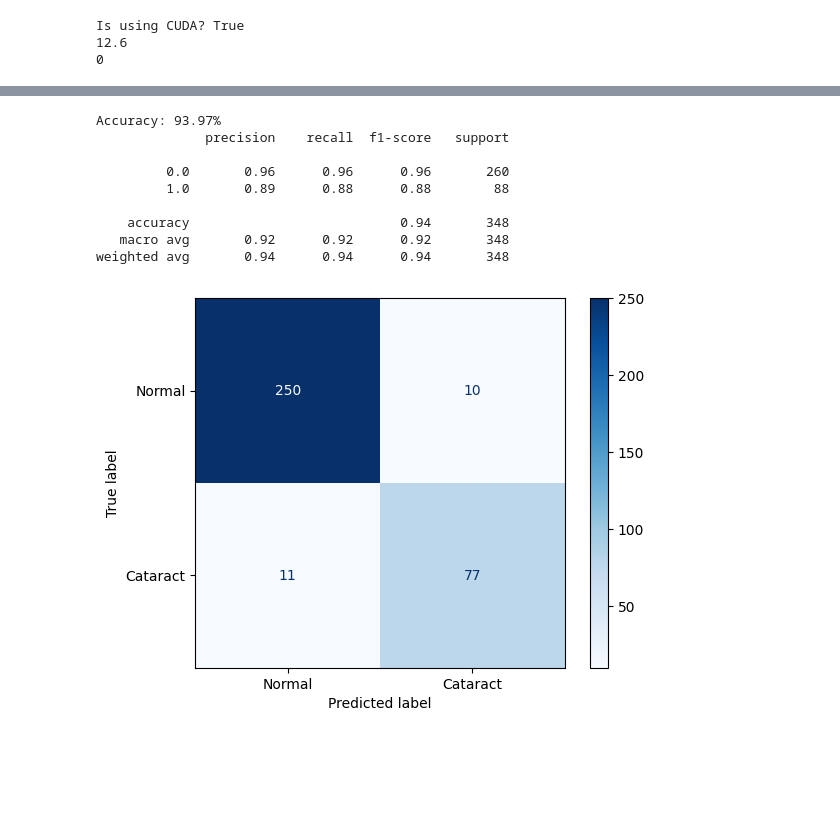
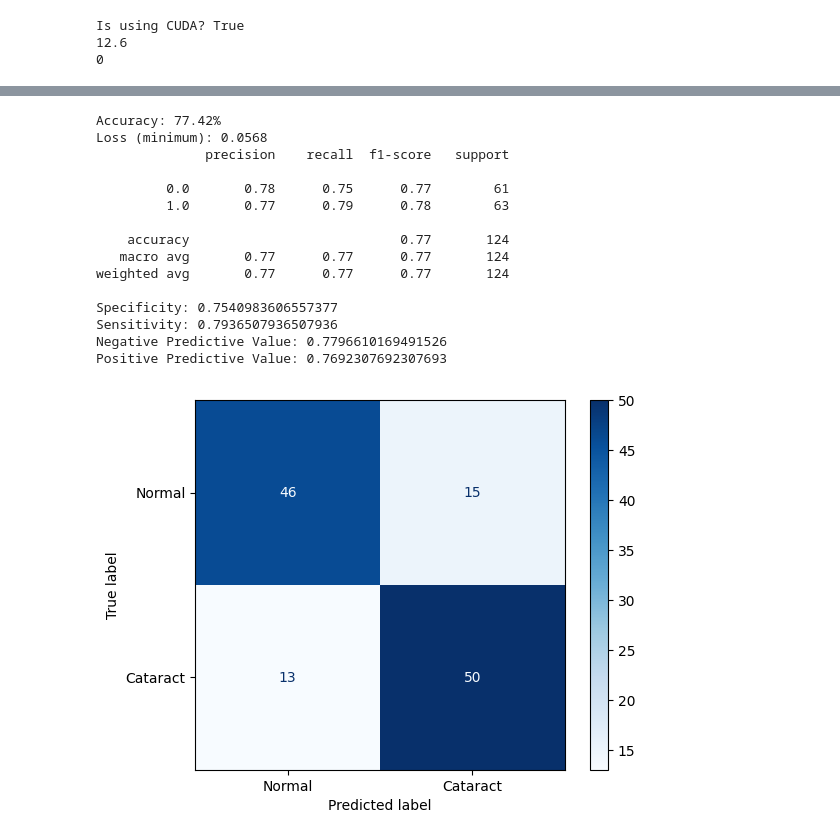
Before and after one commit to Aldiwildan77/cataract-classification, a Jupyter notebook: hyperparam.ipynb, the cells around one changed output, grey strips where cells are left out. Saved outputs shown, nothing was run; the diff lists cells and outputs as text; code cells hidden in the pictures; blank space fills up the shorter version.

```diff
--- a/hyperparam.ipynb
+++ b/hyperparam.ipynb
@@ -311,21 +553,33 @@ plt.show()
 # %%
 best_preds = np.array(study.user_attrs.get("best_preds", []))
 best_labels = np.array(study.user_attrs.get("best_labels", []))
+best_train_losses = best_trial.user_attrs["train_losses"]
 
-conf_matrix = confusion_matrix(best_preds, best_labels)
+conf_matrix = confusion_matrix(best_labels, best_preds)
 ConfusionMatrixDisplay(conf_matrix, display_labels=class_labels).plot(cmap=plt.cm.Blues)
-cr = classification_report(best_preds, best_labels)
+cr = classification_report(best_labels, best_preds)
 
 print(f"Accuracy: {acc:.2f}%")
+print(f"Loss (minimum): {min(best_train_losses):.4f}")
 print(cr)
+print("Specificity:", conf_matrix[0, 0] / (conf_matrix[0, 0] + conf_matrix[0, 1]))
+print("Sensitivity:", conf_matrix[1, 1] / (conf_matrix[1, 0] + conf_matrix[1, 1]))
+print("Negative Predictive Value:", conf_matrix[0, 0] / (conf_matrix[0, 0] + conf_matrix[1, 0]))
+print("Positive Predictive Value:", conf_matrix[1, 1] / (conf_matrix[1, 1] + conf_matrix[0, 1]))
 # %% [output]
-Accuracy: 93.97%
+Accuracy: 77.42%
+Loss (minimum): 0.0568
               precision    recall  f1-score   support
 
-         0.0       0.96      0.96      0.96       260
-         1.0       0.89      0.88      0.88        88
+         0.0       0.78      0.75      0.77        61
+         1.0       0.77      0.79      0.78        63
 
-    accuracy                           0.94       348
-   macro avg       0.92      0.92      0.92       348
-weighted avg       0.94      0.94      0.94       348
+    accuracy                           0.77       124
+   macro avg       0.77      0.77      0.77       124
+weighted avg       0.77      0.77      0.77       124
+
+Specificity: 0.7540983606557377
+Sensitivity: 0.7936507936507936
+Negative Predictive Value: 0.7796610169491526
+Positive Predictive Value: 0.7692307692307693
-[figure, old version]
+[figure, new version]
```
Also changed, not shown: parts of 14 cells of this notebook, 5 other files.
